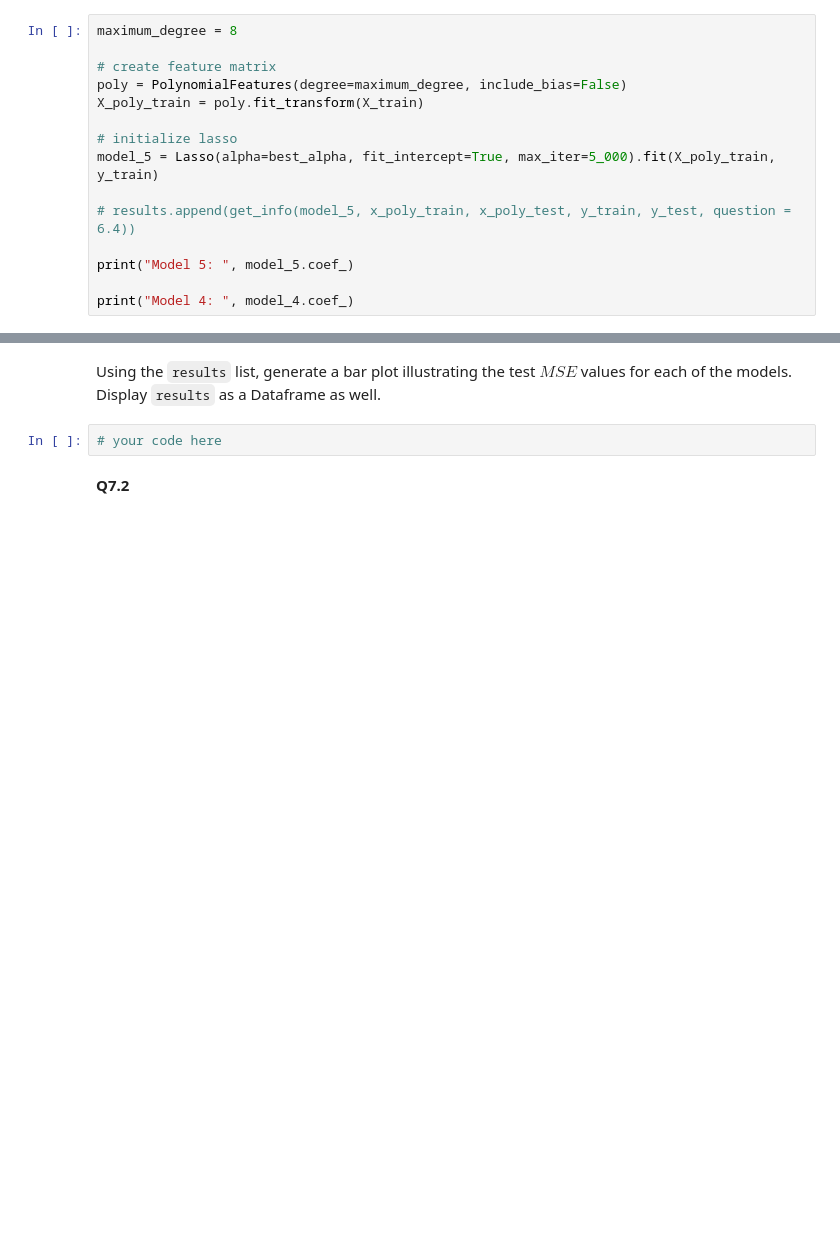
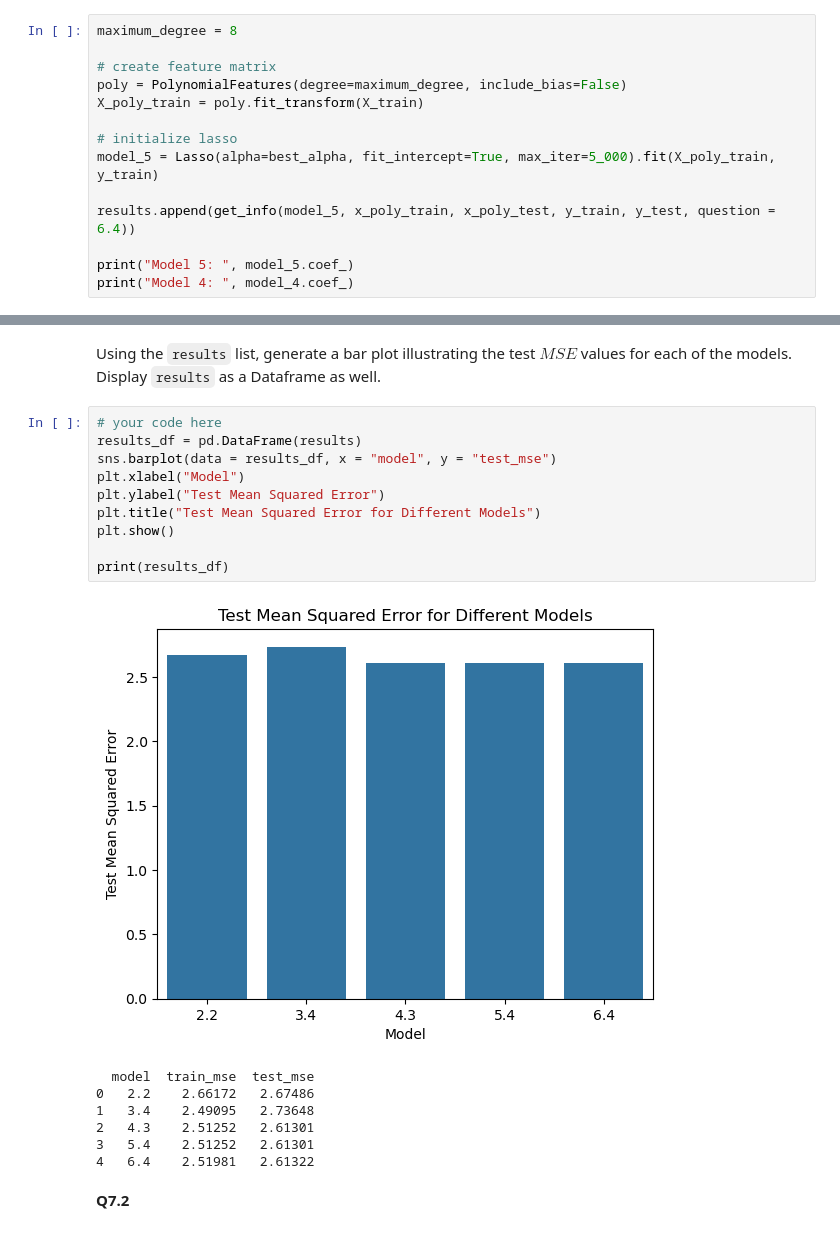
Before and after one commit to julienberman/CS-109a, a Jupyter notebook: psets/cs1090a_hw3/cs1090a_hw3.ipynb, the cells around one changed output, grey strips where cells are left out. Drawn from its saved outputs; the diff is of its cells as text; blank space fills up the shorter version.

```diff
--- a/psets/cs1090a_hw3/cs1090a_hw3.ipynb
+++ b/psets/cs1090a_hw3/cs1090a_hw3.ipynb
@@ -1212,10 +1213,9 @@ X_poly_train = poly.fit_transform(X_train)
 # initialize lasso
 model_5 = Lasso(alpha=best_alpha, fit_intercept=True, max_iter=5_000).fit(X_poly_train, y_train)
 
-# results.append(get_info(model_5, x_poly_train, x_poly_test, y_train, y_test, question = 6.4))
+results.append(get_info(model_5, x_poly_train, x_poly_test, y_train, y_test, question = 6.4))
 
 print("Model 5: ", model_5.coef_)
-
 print("Model 4: ", model_4.coef_)
 # %% [output]
 Model 5:  [ 2.67023795 -0.0648152  -1.41778608  1.94651166  0.81013563 -0.97801254
@@ -1295,8 +1299,24 @@ _Type your answer here, replacing this text._
 <div class='exercise'><b>Q7.1</b></div>
 # %% [markdown]
 Using the `results` list, generate a bar plot illustrating the test $MSE$ values for each of the models. Display `results` as a Dataframe as well.
-# %%
-# your code here
+# %%
+# your code here
+results_df = pd.DataFrame(results)
+sns.barplot(data = results_df, x = "model", y = "test_mse")
+plt.xlabel("Model")
+plt.ylabel("Test Mean Squared Error")
+plt.title("Test Mean Squared Error for Different Models")
+plt.show()
+
+print(results_df)
+# %% [output]
+[figure, added]
+  model  train_mse  test_mse
+0   2.2    2.66172   2.67486
+1   3.4    2.49095   2.73648
+2   4.3    2.51252   2.61301
+3   5.4    2.51252   2.61301
+4   6.4    2.51981   2.61322
 # %% [markdown]
 <!-- END QUESTION -->
 
```
Also changed, not shown: parts of 17 cells of this notebook, 1 other file.
